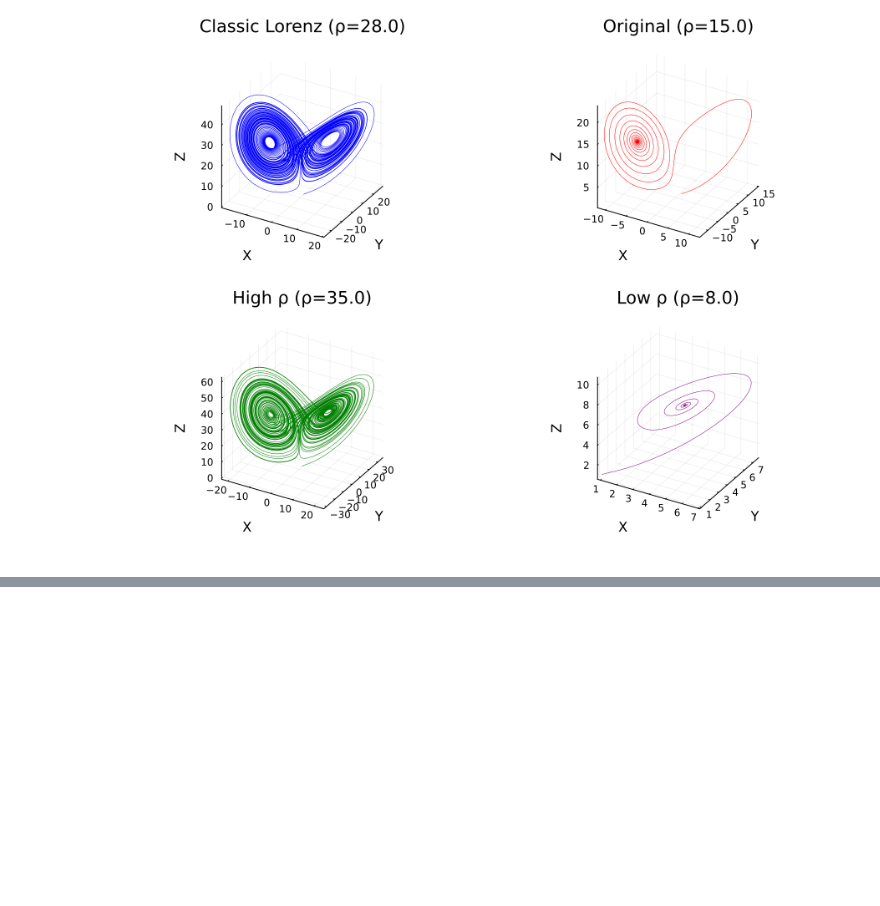
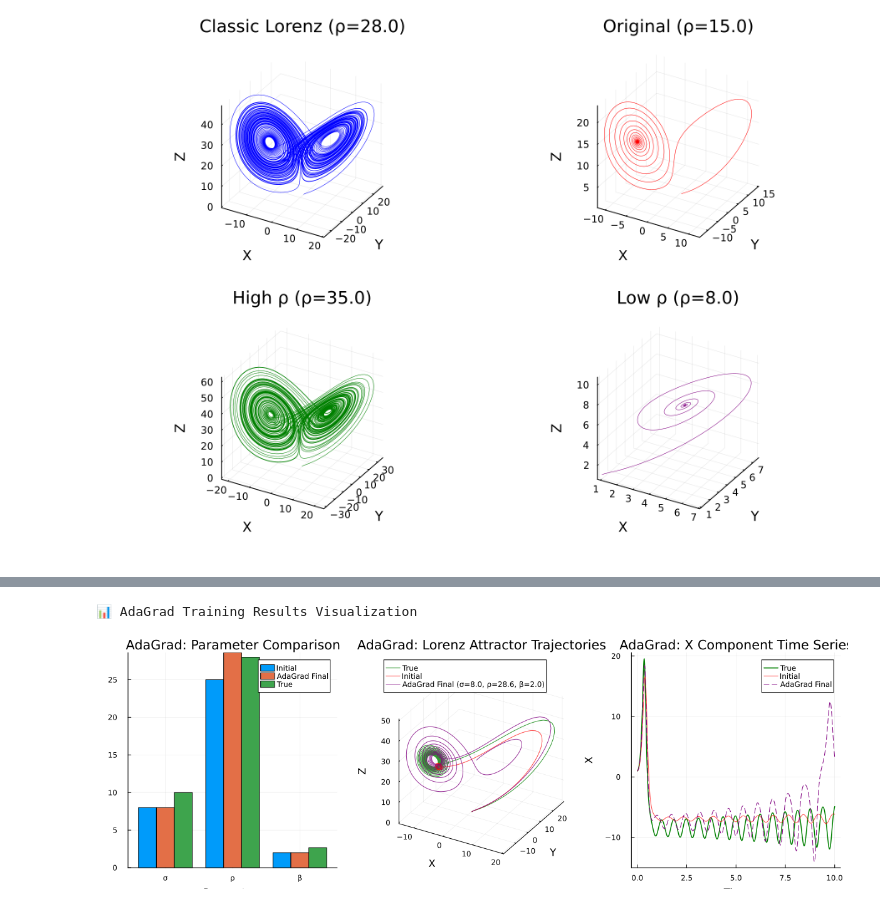
Before and after one commit to nviebig/LorenzParameterEstimation, a Jupyter notebook: examples/l63_training.ipynb, the cells around one changed output, grey strips where cells are left out. Saved outputs shown, nothing was run; the diff lists cells and outputs as text; code cells hidden in the pictures; blank space fills up the shorter version.

```diff
--- a/examples/l63_training.ipynb
+++ b/examples/l63_training.ipynb
@@ -287,0 +440,15 @@ All sanity checks and demo completed successfully.
+# %%
+# 3. AdaGrad Optimizer
+println("3️⃣ Training with AdaGrad:")
+result_adagrad = modular_train!(
+    initial_guess, target_solution,
+    optimizer_config = adagrad_config(learning_rate=0.1),
+    epochs = 100,
+    window_size = 100,
+    update_σ = false,
+    update_ρ = true,
+    update_β = false,
+    verbose = true
+
+)
+println("   AdaGrad result: σ=$(round(result_adagrad.best_params.σ, digits=3)), ρ=$(round(result_adagrad.best_params.ρ, digits=3)), β=$(round(result_adagrad.best_params.β, digits=3))")
@@ -287,0 +609,40 @@ All sanity checks and demo completed successfully.
+# %%
+# Plot results comparison for AdaGrad optimizer
+println("\n📊 AdaGrad Training Results Visualization")
+
+# Generate trajectory for AdaGrad result
+adagrad_sol = integrate(result_adagrad.best_params, [1.0, 1.0, 1.0], (0.0, 10.0), 0.01)
+
+# Parameter comparison bar plot
+adagrad_vals = [result_adagrad.best_params.σ, result_adagrad.best_params.ρ, result_adagrad.best_params.β]
+
+p_params_ada = groupedbar([initial_vals adagrad_vals true_vals],
+                          bar_position = :dodge,
+                          labels = ["Initial" "AdaGrad Final" "True"],
+                          title = "AdaGrad: Parameter Comparison",
+                          xlabel = "Parameters", ylabel = "Value",
+                          xticks = (1:3, param_names),
+                          colors = [:red :purple :green])
+
+# 3D trajectory comparison
+p_traj_ada = plot(true_sol.u[:, 1], true_sol.u[:, 2], true_sol.u[:, 3],
+                  label="True", linecolor=:green, linewidth=1, alpha=0.8, seriestype=:path3d)
+plot!(p_traj_ada, initial_sol.u[:, 1], initial_sol.u[:, 2], initial_sol.u[:, 3],
+      label="Initial", linecolor=:red, linewidth=1, alpha=0.7, seriestype=:path3d)
+plot!(p_traj_ada, adagrad_sol.u[:, 1], adagrad_sol.u[:, 2], adagrad_sol.u[:, 3],
+      label="AdaGrad Final (σ=$(round(result_adagrad.best_params.σ, digits=2)), ρ=$(round(result_adagrad.best_params.ρ, digits=2)), β=$(round(result_adagrad.best_params.β, digits=2)))",
+      linecolor=:purple, linewidth=1, alpha=0.8, seriestype=:path3d)
+title!(p_traj_ada, "AdaGrad: Lorenz Attractor Trajectories")
+xlabel!(p_traj_ada, "X"); ylabel!(p_traj_ada, "Y"); zlabel!(p_traj_ada, "Z")
+
+# Time series comparison (X component)
+p_time_ada = plot(true_sol.t, true_sol.u[:, 1], label="True", linecolor=:green, linewidth=1.5)
+plot!(p_time_ada, initial_sol.t, initial_sol.u[:, 1], label="Initial", linecolor=:red, linewidth=1, alpha=0.7)
+plot!(p_time_ada, adagrad_sol.t, adagrad_sol.u[:, 1], label="AdaGrad Final", linecolor=:purple, linewidth=1, linestyle=:dash)
+title!(p_time_ada, "AdaGrad: X Component Time Series")
+xlabel!(p_time_ada, "Time"); ylabel!(p_time_ada, "X")
+
+plot(p_params_ada, p_traj_ada, p_time_ada, layout=(1,3), size=(1200,400))
+# %% [output]
+📊 AdaGrad Training Results Visualization
+[figure, added]
```
Also changed, not shown: parts of 12 cells of this notebook, 16 other files.
